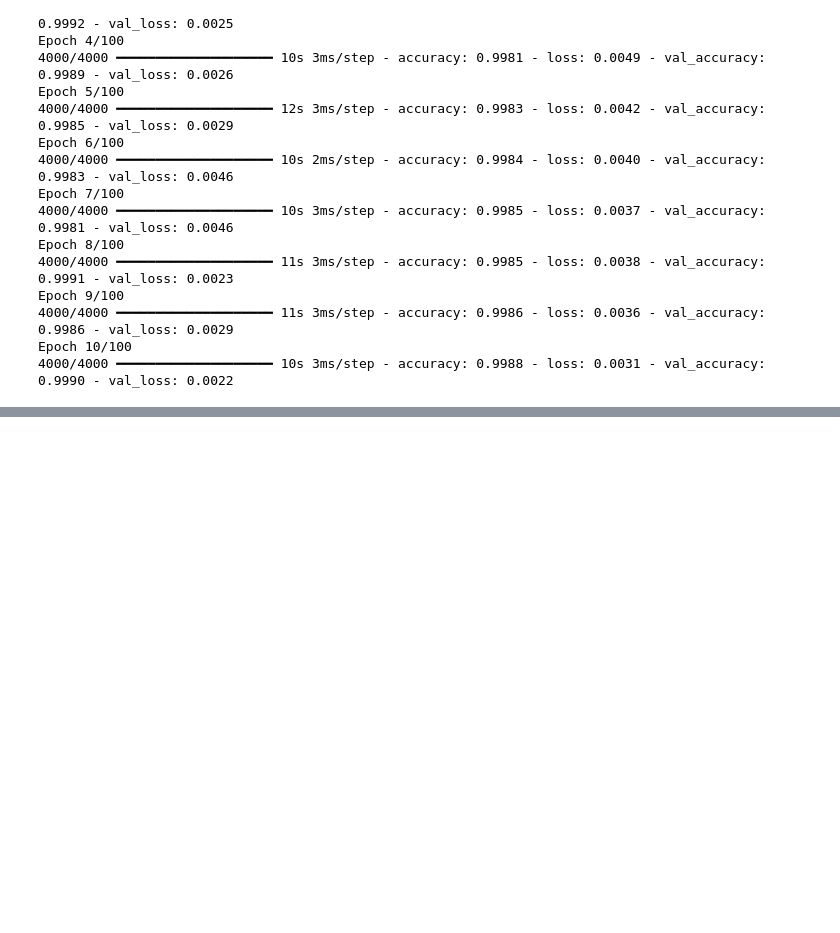
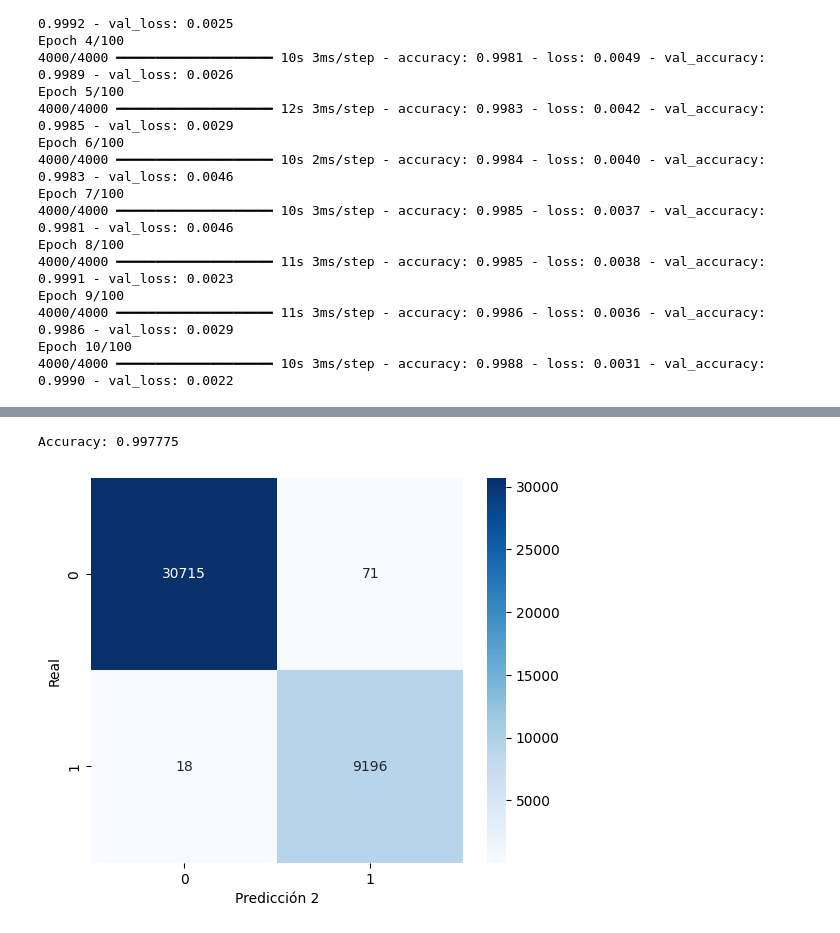
Before and after one commit to edgarefrent/Data-Science-Diplomado2026, a Jupyter notebook: Tarea2Modulo6_EdgarTomay.ipynb, the cells around one changed output, grey strips where cells are left out. Drawn from its saved outputs; the diff is of its cells as text; code cells hidden in the pictures; blank space fills up the shorter version.

```diff
--- a/Tarea2Modulo6_EdgarTomay.ipynb
+++ b/Tarea2Modulo6_EdgarTomay.ipynb
@@ -302,0 +308,3 @@ Epoch 10/100
+# %%
+y_pred_prob2 = model2.predict(X_test)
+y_pred2 = (y_pred_prob2 > 0.5).astype(int)
@@ -302,0 +313,14 @@ Epoch 10/100
+# %%
+acc2 = accuracy_score(y_test, y_pred2)
+print("Accuracy:", acc2)
+# %% [output]
+Accuracy: 0.997775
+# %%
+cm2 = confusion_matrix(y_test, y_pred2)
+plt.figure(figsize=(6,5))
+sns.heatmap(cm2, annot=True, fmt='d', cmap='Blues')
+plt.xlabel("Predicción 2")
+plt.ylabel("Real")
+plt.show()
+# %% [output]
+[figure, added]
```
Also changed, not shown: parts of 8 cells of this notebook.
